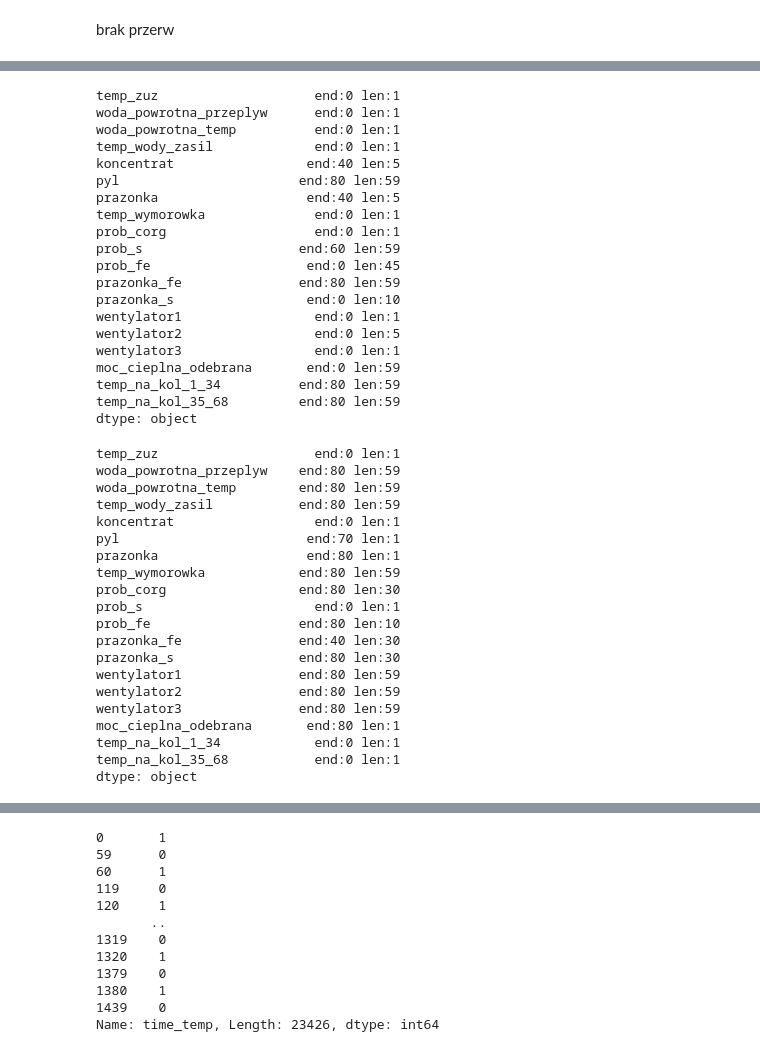
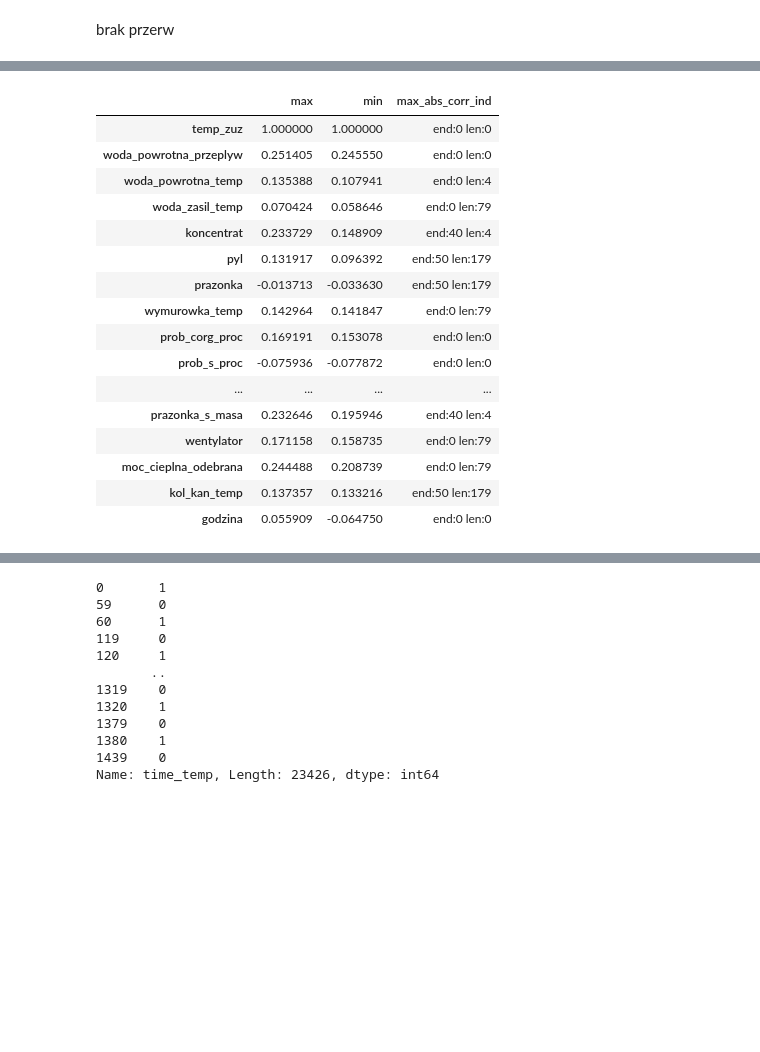
Before and after one commit to vermator/CuclumVallem, a Jupyter notebook: Code.ipynb, the cells around one changed output, grey strips where cells are left out. Saved outputs shown, nothing was run; the diff lists cells and outputs as text; code cells hidden in the pictures; blank space fills up the shorter version.

```diff
--- a/Code.ipynb
+++ b/Code.ipynb
@@ -219,46 +323,21 @@ pd.DataFrame(dict_check).idxmin(axis=1)))
-# %%
-pd.DataFrame(
-    'max_corr_ind' = pd.DataFrame(dict_check).idxmax(axis=1),
-    'min_corr_ind' = pd.DataFrame(dict_check).idxmin(axis=1)
-)
-# %% [output]
-temp_zuz                    end:0 len:1
-woda_powrotna_przeplyw      end:0 len:1
-woda_powrotna_temp          end:0 len:1
-temp_wody_zasil             end:0 len:1
-koncentrat                 end:40 len:5
-pyl                       end:80 len:59
-prazonka                   end:40 len:5
-temp_wymorowka              end:0 len:1
-prob_corg                   end:0 len:1
-prob_s                    end:60 len:59
-prob_fe                    end:0 len:45
-prazonka_fe               end:80 len:59
-prazonka_s                 end:0 len:10
-wentylator1                 end:0 len:1
-wentylator2                 end:0 len:5
-wentylator3                 end:0 len:1
-moc_cieplna_odebrana       end:0 len:59
-temp_na_kol_1_34          end:80 len:59
-temp_na_kol_35_68         end:80 len:59
-dtype: object
-temp_zuz                    end:0 len:1
-woda_powrotna_przeplyw    end:80 len:59
-woda_powrotna_temp        end:80 len:59
-temp_wody_zasil           end:80 len:59
-koncentrat                  end:0 len:1
-pyl                        end:70 len:1
-prazonka                   end:80 len:1
-temp_wymorowka            end:80 len:59
-prob_corg                 end:80 len:30
-prob_s                      end:0 len:1
-prob_fe                   end:80 len:10
-prazonka_fe               end:40 len:30
-prazonka_s                end:80 len:30
-wentylator1               end:80 len:59
-wentylator2               end:80 len:59
-wentylator3               end:80 len:59
-moc_cieplna_odebrana       end:80 len:1
-temp_na_kol_1_34            end:0 len:1
-temp_na_kol_35_68           end:0 len:1
-dtype: object
+# %%
+req.loc['prob_corg_masa','max_abs_corr_ind']='end:40 len:4'
+req
+# %% [output]
+|  | max | min | max_abs_corr_ind |
+| temp_zuz | 1.000000 | 1.000000 | end:0 len:0 |
+| woda_powrotna_przeplyw | 0.251405 | 0.245550 | end:0 len:0 |
+| woda_powrotna_temp | 0.135388 | 0.107941 | end:0 len:4 |
+| woda_zasil_temp | 0.070424 | 0.058646 | end:0 len:79 |
+| koncentrat | 0.233729 | 0.148909 | end:40 len:4 |
+| pyl | 0.131917 | 0.096392 | end:50 len:179 |
+| prazonka | -0.013713 | -0.033630 | end:50 len:179 |
+| wymurowka_temp | 0.142964 | 0.141847 | end:0 len:79 |
+| prob_corg_proc | 0.169191 | 0.153078 | end:0 len:0 |
+| prob_s_proc | -0.075936 | -0.077872 | end:0 len:0 |
+| ... | ... | ... | ... |
+| prazonka_s_masa | 0.232646 | 0.195946 | end:40 len:4 |
+| wentylator | 0.171158 | 0.158735 | end:0 len:79 |
+| moc_cieplna_odebrana | 0.244488 | 0.208739 | end:0 len:79 |
+| kol_kan_temp | 0.137357 | 0.133216 | end:50 len:179 |
+| godzina | 0.055909 | -0.064750 | end:0 len:0 |
```
Also changed, not shown: parts of 18 cells of this notebook, 2 other files.
